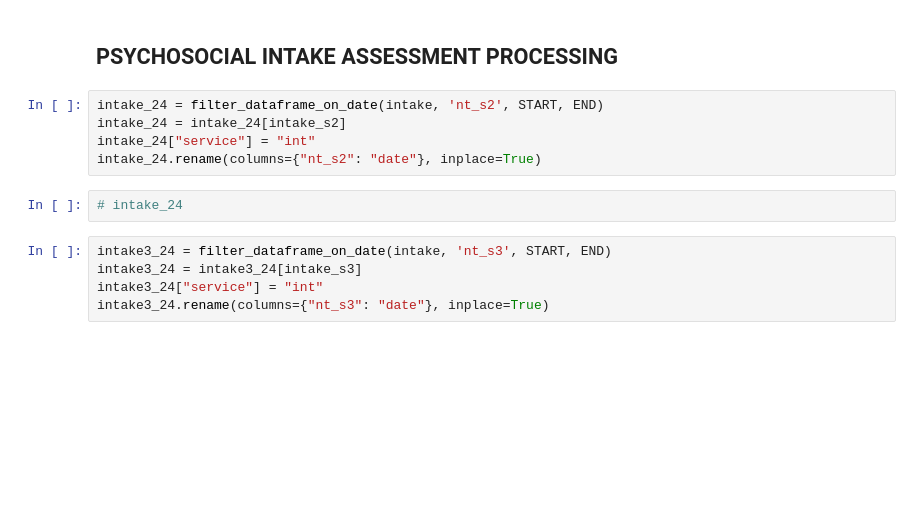
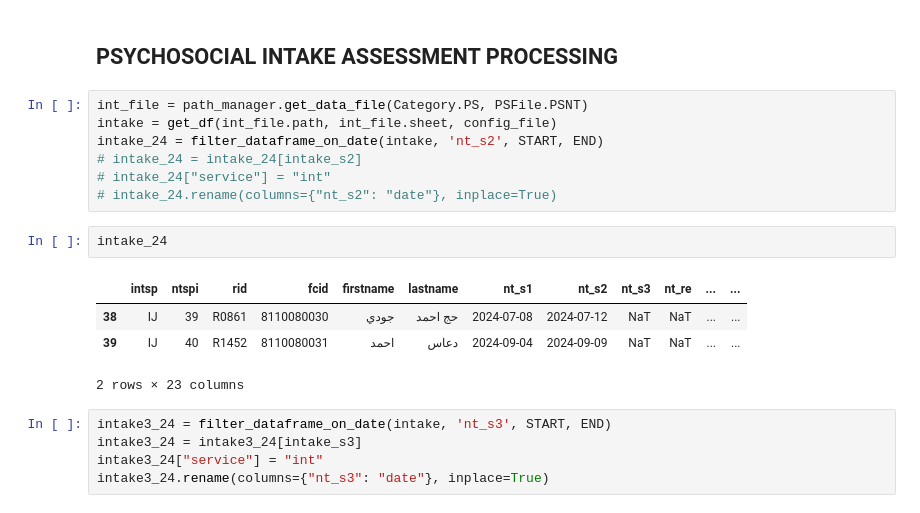
Before and after one commit to ModarYaghi/fc-performeter, a Jupyter notebook: notebooks/unvfvt.ipynb, the cells around one changed output. Saved outputs shown, nothing was run; the diff lists cells and outputs as text; blank space fills up the shorter version.

```diff
--- a/notebooks/unvfvt.ipynb
+++ b/notebooks/unvfvt.ipynb
@@ -6,12 +6,19 @@ from src.basic_variables import *
 # %% [markdown]
 ## PSYCHOSOCIAL INTAKE ASSESSMENT PROCESSING
 # %%
+int_file = path_manager.get_data_file(Category.PS, PSFile.PSNT)
+intake = get_df(int_file.path, int_file.sheet, config_file)
 intake_24 = filter_dataframe_on_date(intake, 'nt_s2', START, END)
-intake_24 = intake_24[intake_s2]
-intake_24["service"] = "int"
-intake_24.rename(columns={"nt_s2": "date"}, inplace=True)
+# intake_24 = intake_24[intake_s2]
+# intake_24["service"] = "int"
+# intake_24.rename(columns={"nt_s2": "date"}, inplace=True)
 # %%
-# intake_24
+intake_24
+# %% [output]
+|  | intsp | ntspi | rid | fcid | firstname | lastname | nt_s1 | nt_s2 | nt_s3 | nt_re | ... | ... |
+| 38 | IJ | 39 | R0861 | 8110080030 | جودي | حج احمد | 2024-07-08 | 2024-07-12 | NaT | NaT | ... | ... |
+| 39 | IJ | 40 | R1452 | 8110080031 | احمد | دعاس | 2024-09-04 | 2024-09-09 | NaT | NaT | ... | ... |
+2 rows × 23 columns
 # %%
 intake3_24 = filter_dataframe_on_date(intake, 'nt_s3', START, END)
 intake3_24 = intake3_24[intake_s3]
```
Also changed, not shown: 3 other files.
